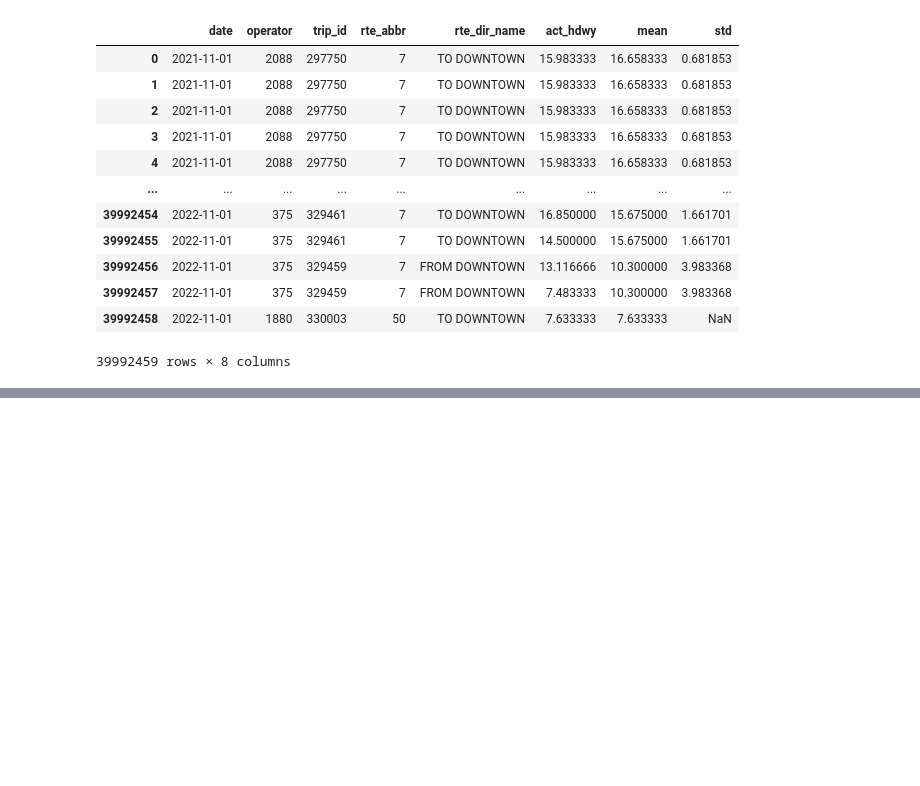
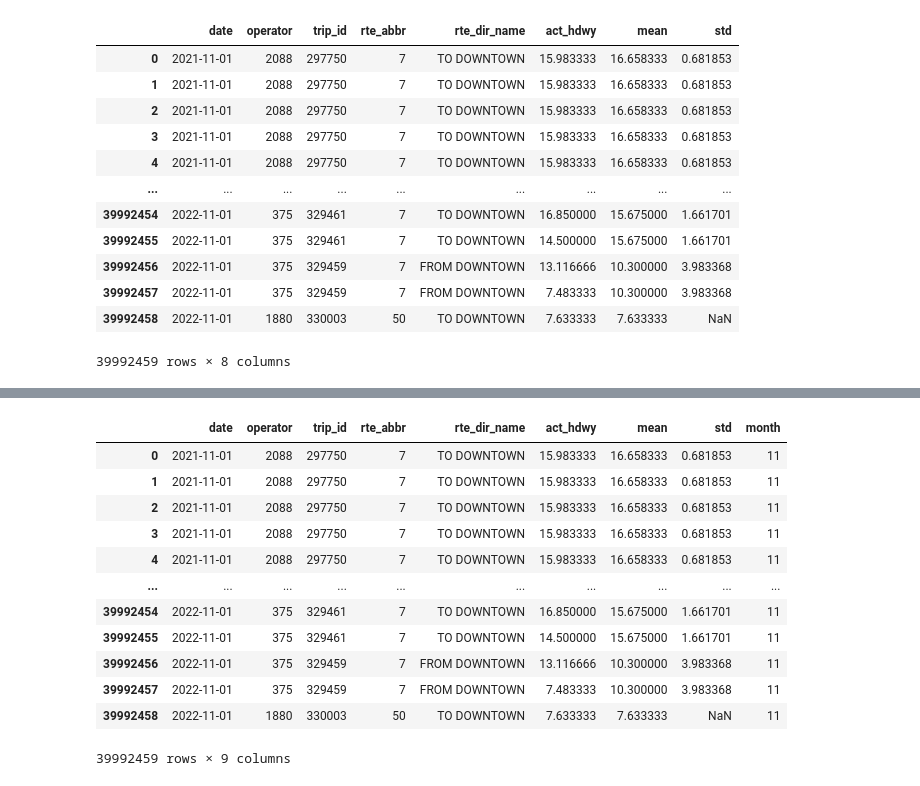
Before and after one commit to NSS-Data-Analytics-Cohort-7/wego-data-world-problems, a Jupyter notebook: notebook/wego_python-v3.ipynb, the cells around one changed output, grey strips where cells are left out. Saved outputs shown, nothing was run; the diff lists cells and outputs as text; code cells hidden in the pictures; blank space fills up the shorter version.

Commit message:
finally extract my month column

```diff
--- a/notebook/wego_python-v3.ipynb
+++ b/notebook/wego_python-v3.ipynb
@@ -214,13 +214,3 @@ trip
 | 39992457 | 2022-11-01 | 375 | 329459 | 7 | FROM DOWNTOWN | 7.483333 | 10.300000 | 3.983368 |
 | 39992458 | 2022-11-01 | 1880 | 330003 | 50 | TO DOWNTOWN | 7.633333 | 7.633333 | NaN |
 39992459 rows × 8 columns
-# %%
-# trip['month'] = trip['date'].month
-
-# How do you extract the month and year from a date in Python?
-# There is two steps to extract year for all the dataframe without using method apply.
-
-# Step1. convert the column to datetime : df['ArrivalDate']=pd.to_datetime(df['ArrivalDate'], format='%Y-%m-%d')
-# Step2. extract the year or the month using DatetimeIndex() method pd.DatetimeIndex(df['ArrivalDate']).year.
-
-trip['date'] = pd.to_datetime(trip['date'], format='%Y-%m-%d')
@@ -252,0 +217,29 @@ going to attempt to make a pivot tbl to see if there is a correlation between di
+# %%
+# trip['month'] = trip['date'].month
+
+# How do you extract the month and year from a date in Python?
+# There is two steps to extract year for all the dataframe without using method apply.
+
+# Step1. convert the column to datetime : df['ArrivalDate']=pd.to_datetime(df['ArrivalDate'], format='%Y-%m-%d')
+# Step2. extract the year or the month using DatetimeIndex() method pd.DatetimeIndex(df['ArrivalDate']).year.
+
+# sales_data['Order_Month'] = pd.to_datetime(sales_data['Order Date']).dt.month
+
+
+trip['month'] = pd.to_datetime(trip['date']).dt.month
+# %%
+trip
+# %% [output]
+|  | date | operator | trip_id | rte_abbr | rte_dir_name | act_hdwy | mean | std | month |
+| 0 | 2021-11-01 | 2088 | 297750 | 7 | TO DOWNTOWN | 15.983333 | 16.658333 | 0.681853 | 11 |
+| 1 | 2021-11-01 | 2088 | 297750 | 7 | TO DOWNTOWN | 15.983333 | 16.658333 | 0.681853 | 11 |
+| 2 | 2021-11-01 | 2088 | 297750 | 7 | TO DOWNTOWN | 15.983333 | 16.658333 | 0.681853 | 11 |
+| 3 | 2021-11-01 | 2088 | 297750 | 7 | TO DOWNTOWN | 15.983333 | 16.658333 | 0.681853 | 11 |
+| 4 | 2021-11-01 | 2088 | 297750 | 7 | TO DOWNTOWN | 15.983333 | 16.658333 | 0.681853 | 11 |
+| ... | ... | ... | ... | ... | ... | ... | ... | ... | ... |
+| 39992454 | 2022-11-01 | 375 | 329461 | 7 | TO DOWNTOWN | 16.850000 | 15.675000 | 1.661701 | 11 |
+| 39992455 | 2022-11-01 | 375 | 329461 | 7 | TO DOWNTOWN | 14.500000 | 15.675000 | 1.661701 | 11 |
+| 39992456 | 2022-11-01 | 375 | 329459 | 7 | FROM DOWNTOWN | 13.116666 | 10.300000 | 3.983368 | 11 |
+| 39992457 | 2022-11-01 | 375 | 329459 | 7 | FROM DOWNTOWN | 7.483333 | 10.300000 | 3.983368 | 11 |
+| 39992458 | 2022-11-01 | 1880 | 330003 | 50 | TO DOWNTOWN | 7.633333 | 7.633333 | NaN | 11 |
+39992459 rows × 9 columns
```
Also changed, not shown: parts of 8 cells of this notebook.
